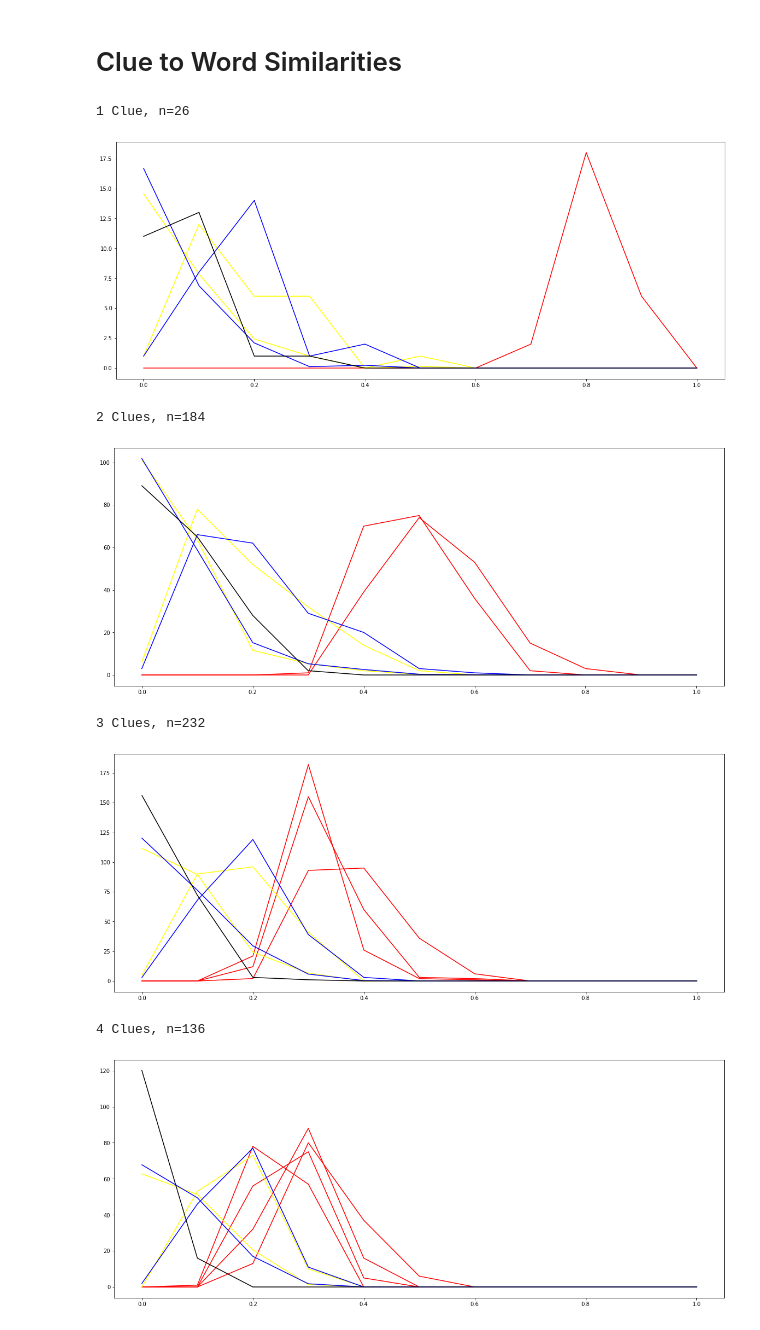
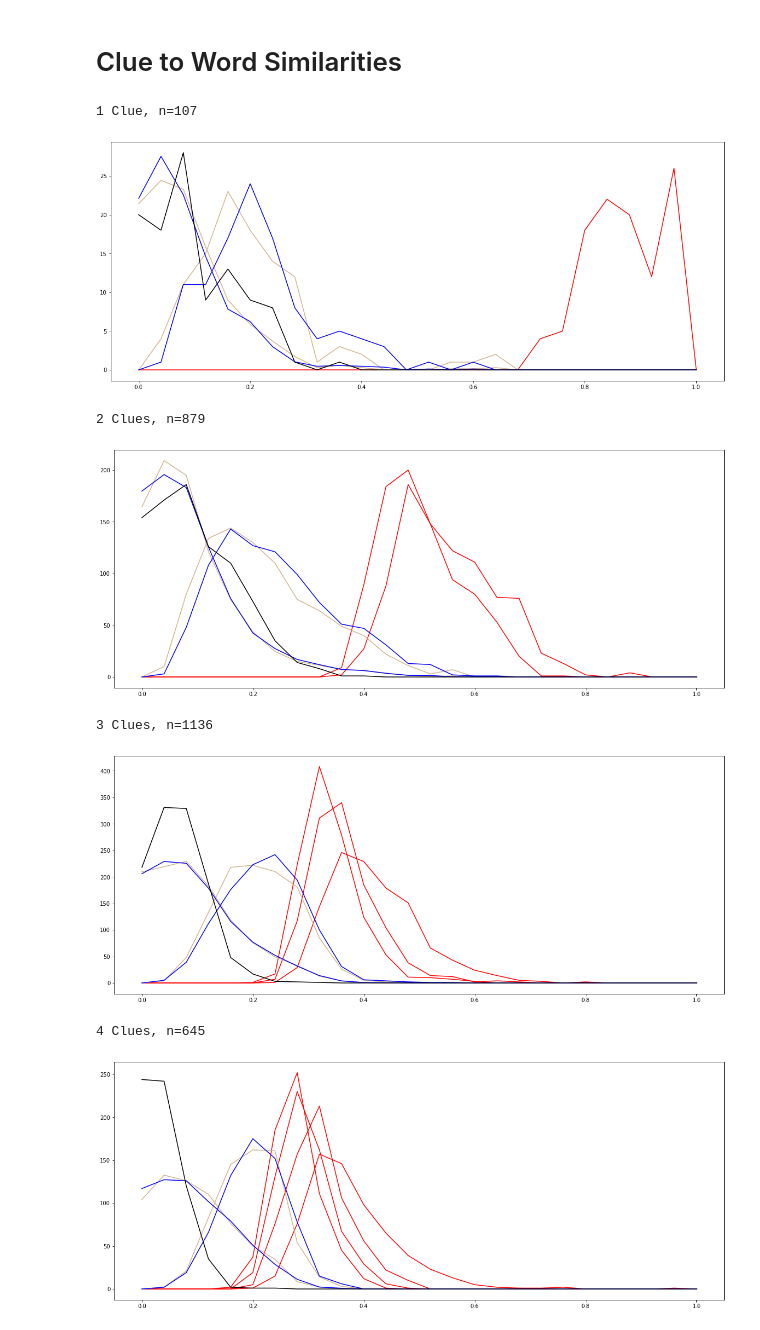
Before and after one commit to tobias17/CodeNamesOld, a Jupyter notebook: benchmarking_visualization.ipynb, the cells around one changed output. Drawn from its saved outputs; the diff is of its cells as text; code cells hidden in the pictures.

```diff
--- a/benchmarking_visualization.ipynb
+++ b/benchmarking_visualization.ipynb
@@ -3,7 +3,7 @@ from benchmark import Tracker
 
 tracker = Tracker()
 # %%
-tracker.load_from_file('benchmarks/benchmark-2000.txt')
+tracker.load_from_file('benchmarks/benchmark-3000.txt')
 # %%
 import matplotlib.pyplot as plt
 import numpy as np
@@ -14,8 +14,8 @@ def get_data(index):
     info = tracker.clue_infos[index]
     neutral_div = sum(info.neutral_dist_avg) / float(tracker.word_counts[index])
     negative_div = sum(info.negative_dist_avg) / float(tracker.word_counts[index])
-    return [(dist, 'red') for dist in info.clue_dists] + [(info.neutral_dist_max, 'yellow'),
-            ([item / neutral_div for item in info.neutral_dist_avg], 'yellow'),
+    return [(dist, 'red') for dist in info.clue_dists] + [(info.neutral_dist_max, 'tan'),
+            ([item / neutral_div for item in info.neutral_dist_avg], 'tan'),
             (info.negative_dist_max, 'blue'),
             ([item / negative_div for item in info.negative_dist_avg], 'blue'),
             (info.assassin_dist, 'black')]
@@ -32,33 +34,33 @@ plt.show()
 # %% [markdown]
 # Clue to Word Similarities
 # %%
-cluster_size = 10
+cluster_size = 4
 clue_size_threshold = 15
 for clue_count, n in [(i+1, size,) for i, size in enumerate(tracker.word_counts) if size >= clue_size_threshold]:
     old_data = get_data(clue_count)
     data = []
     for i, (item, color) in enumerate(old_data):
         item = [sum(item[i*cluster_size:(i+1)*cluster_size]) for i in range(int(100/cluster_size))]
         data.append((item, color,))
     largest_x = 0
     max_value = 0
     for item, color in data:
         if max(item) > max_value:
             max_value = max(item)
         for i, v in enumerate(item):
             if i > largest_x and v != 0:
                 largest_x = i
     for item, color in data:
         plt.plot([float(i)/len(item) for i in range(len(item)+1)], item+[0], color=color)
     print('{} Clue{}, n={}'.format(clue_count, 's' if clue_count > 1 else '', n))
     plt.rcParams['figure.figsize'] = [20, 8]
     plt.show()
 # %% [output]
-1 Clue, n=26
+1 Clue, n=107
-[figure, old version]
+[figure, new version]
-2 Clues, n=184
+2 Clues, n=879
-[figure, old version]
+[figure, new version]
-3 Clues, n=232
+3 Clues, n=1136
-[figure, old version]
+[figure, new version]
-4 Clues, n=136
+4 Clues, n=645
-[figure, old version]
+[figure, new version]
```
Also changed, not shown: parts of 2 cells of this notebook, 1 other file.
